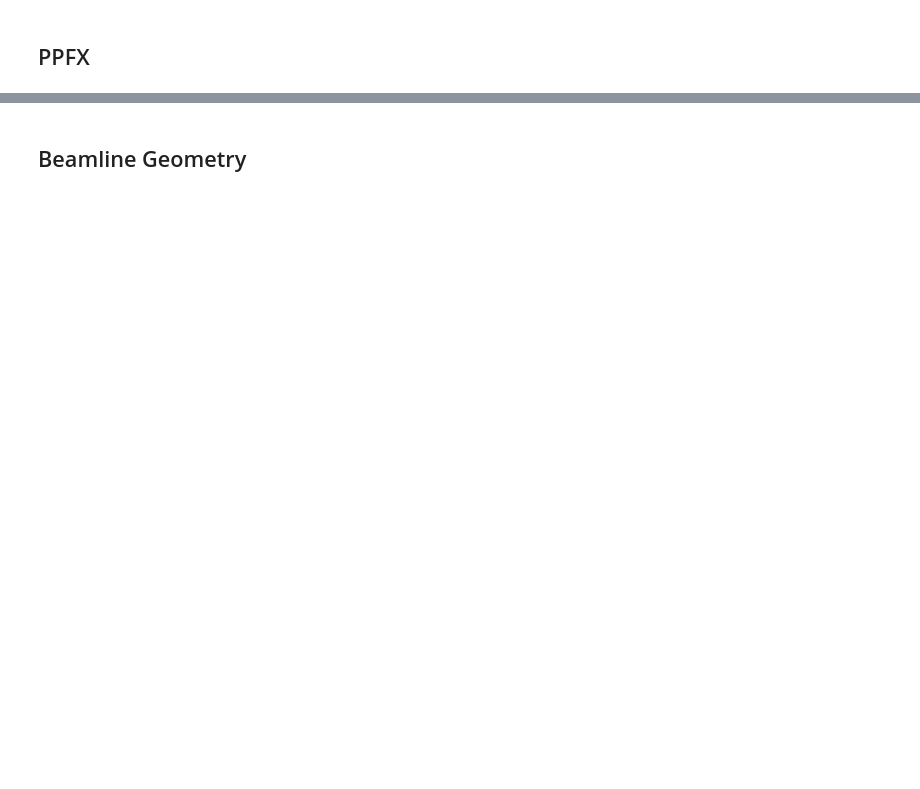
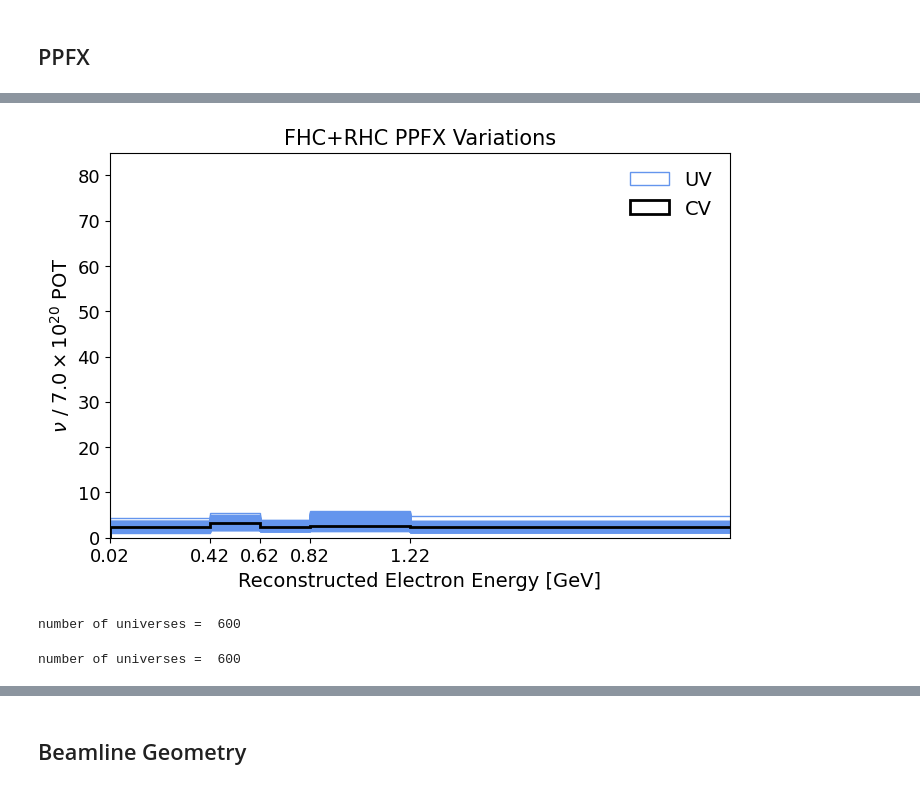
Before and after one commit to abbeybarnard/uB_NuMI_CC_Np, a Jupyter notebook: combined.ipynb, the cells around one changed output, grey strips where cells are left out. Saved outputs shown, nothing was run; the diff lists cells and outputs as text; code cells hidden in the pictures; blank space fills up the shorter version.

```diff
--- a/combined.ipynb
+++ b/combined.ipynb
@@ -162,41 +197,47 @@ for v_fhc, v_rhc in zip(fhc_dict['ppfx'], rhc_dict['ppfx']):
 
     if n==0:
         plt.hist(0.5*(np.array(bins)[1:]+np.array(bins)[:-1]), bins, weights=comb_v,
             histtype='step', color='cornflowerblue', linewidth=1, label='UV')
     else:
         plt.hist(0.5*(np.array(bins)[1:]+np.array(bins)[:-1]), bins, weights=comb_v,
             histtype='step', color='cornflowerblue', linewidth=1)
 
 
     n+=1
 
 plt.hist(0.5*(np.array(bins)[1:]+np.array(bins)[:-1]), bins,
-        weights=[a+b for a,b in zip(fhc_dict['evt_rate'], rhc_dict['evt_rate'])],
+        weights=[a+b for a,b in zip(fhc_dict['full_evt_rate'], rhc_dict['full_evt_rate'])],
         histtype='step', color='black', linewidth=2, label='CV')
 
 plt.xlim(xlow, xhigh)
 plt.ylim(0, 85)
 plt.title("FHC+RHC PPFX Variations", fontsize=15)
 
 plt.xticks(x_ticks, fontsize=13)
 plt.yticks(fontsize=13)
 
 plt.legend(fontsize=14, frameon=False)
 
 plt.xlabel('Reconstructed '+x_label, fontsize=14)
 plt.ylabel('$\\nu$ / $7.0 \\times 10^{20}$ POT' , fontsize=14)
 
 #plt.savefig("/uboone/data/users/kmiller/uBNuMI_CCNp/plots/combined/ppfx_"+xvar+".pdf",
 #            transparent=True, bbox_inches='tight')
 
 plt.show()
+# %% [output]
+[figure, added]
 # %%
-fhc_ppfx_dict = calcCov(xvar, bins, fhc_dict['evt_rate'], fhc_dict['evt_rate'],
+fhc_ppfx_dict = calcCov(xvar, bins, fhc_dict['full_evt_rate'], fhc_dict['full_evt_rate'],
                     fhc_dict['ppfx'], plot=False,
                     save=False, xticks=x_ticks, xhigh=xhigh)
+# %% [output]
+number of universes =  600
 # %%
-rhc_ppfx_dict = calcCov(xvar, bins, rhc_dict['evt_rate'], rhc_dict['evt_rate'],
+rhc_ppfx_dict = calcCov(xvar, bins, rhc_dict['full_evt_rate'], rhc_dict['full_evt_rate'],
                     rhc_dict['ppfx'], plot=False,  save=False, xticks=x_ticks, xhigh=xhigh)
+# %% [output]
+number of universes =  600
 # %%
 ## calculate covariance
 
```
Also changed, not shown: parts of 51 cells of this notebook, 5 other files.
